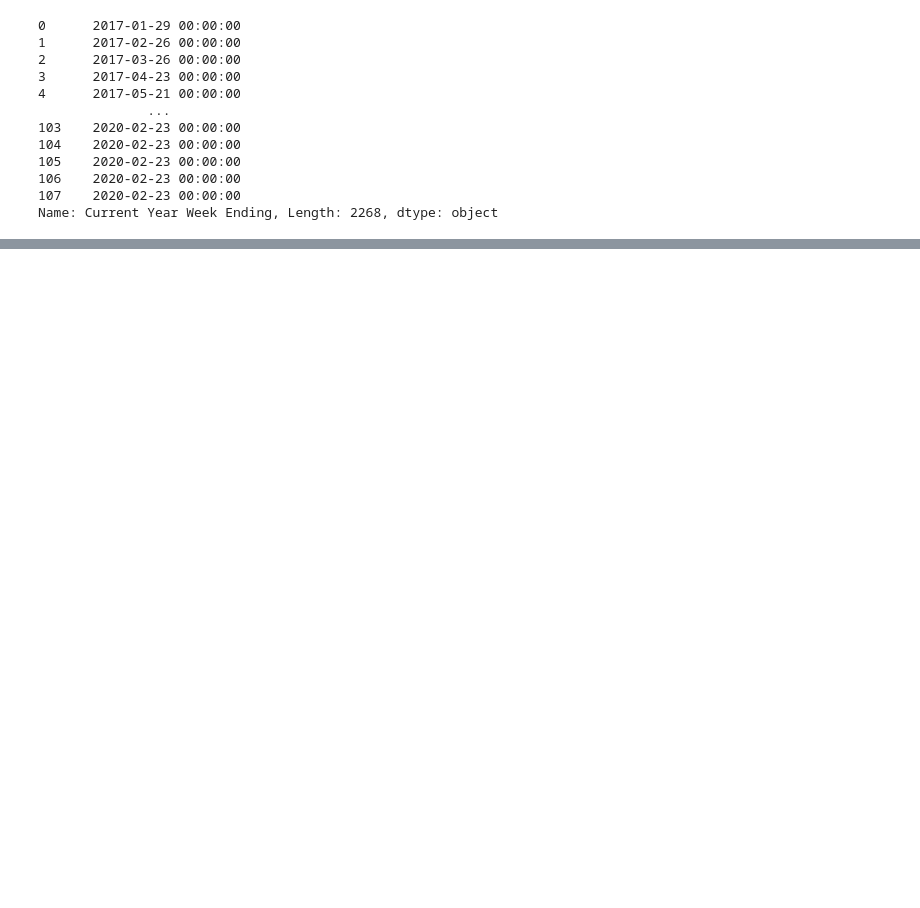
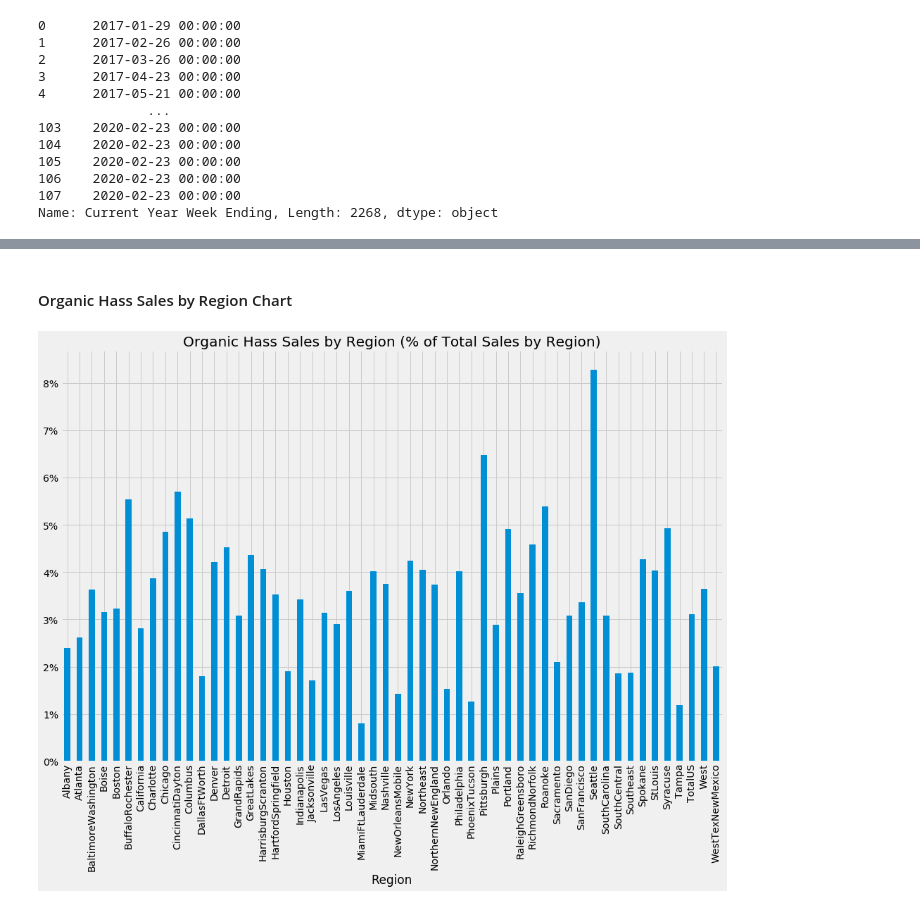
Before and after one commit to schwenkd/avo-analysis, a Jupyter notebook: avo_eda.ipynb, the cells around one changed output, grey strips where cells are left out. Drawn from its saved outputs; the diff is of its cells as text; code cells hidden in the pictures; blank space fills up the shorter version.

```diff
--- a/avo_eda.ipynb
+++ b/avo_eda.ipynb
@@ -172,0 +169,6 @@ vol_df = create_datecols(vol_df)
+# %%
+wkly_rtl_df[['Region','Type']] = wkly_rtl_df[['Region','Type']].replace(
+    '[^A-Za-z0-9]+', '', regex=True)
+wkly_rtl_df.drop('Timeframe', axis=1, inplace=True)
+kag_df['Type'] = kag_df['Type'].str.capitalize()
+kag_df.drop(['Unnamed: 0', 'year'], axis=1, inplace=True)
@@ -172,0 +197,3 @@ vol_df = create_datecols(vol_df)
+# %%
+wkly_rtl_df = wkly_rtl_df[wkly_rtl_df['Year'] != 2017]
+kag_df = kag_df[kag_df['Year'] != 2018]
@@ -172,0 +202,4 @@ vol_df = create_datecols(vol_df)
+# %%
+total_rtl_df = pd.merge(kag_df, wkly_rtl_df, how='outer').sort_values(
+    ['Date', 'Region', 'Type'], axis=0)
+total_rtl_df.info()
@@ -172,0 +234,11 @@ vol_df = create_datecols(vol_df)
+# %%
+#what proportion of Hass sold are organic by region?
+organic = total_rtl_df.groupby(['Type', 'Region'], axis=0).sum()['Total Units']['Organic']
+conventional = total_rtl_df.groupby(['Type', 'Region'], axis=0).sum()['Total Units']['Organic']
+total = total_rtl_df.groupby('Region').sum()['Total Units']
+
+type(total)
+
+for region in total.index:
+    print('{} % Organic: {:.1%}'.format(region, organic[region]/total[region]))
+org_series = pd.Series(organic/total, total.index);
@@ -172,0 +263,11 @@ vol_df = create_datecols(vol_df)
+# %% [markdown]
+#### Organic Hass Sales by Region Chart
+# %%
+fig, ax = plt.subplots(figsize=(15, 10))
+org_series.plot.bar()
+ax.yaxis.set_major_formatter(mtick.PercentFormatter(xmax=1, decimals=0))
+ax.set_title('Organic Hass Sales by Region (% of Total Sales by Region)')
+
+fig.savefig('images/org_by_region_bar.png')
+# %% [output]
+[figure, added]
```
Also changed, not shown: parts of 53 cells of this notebook, 8 other files.
